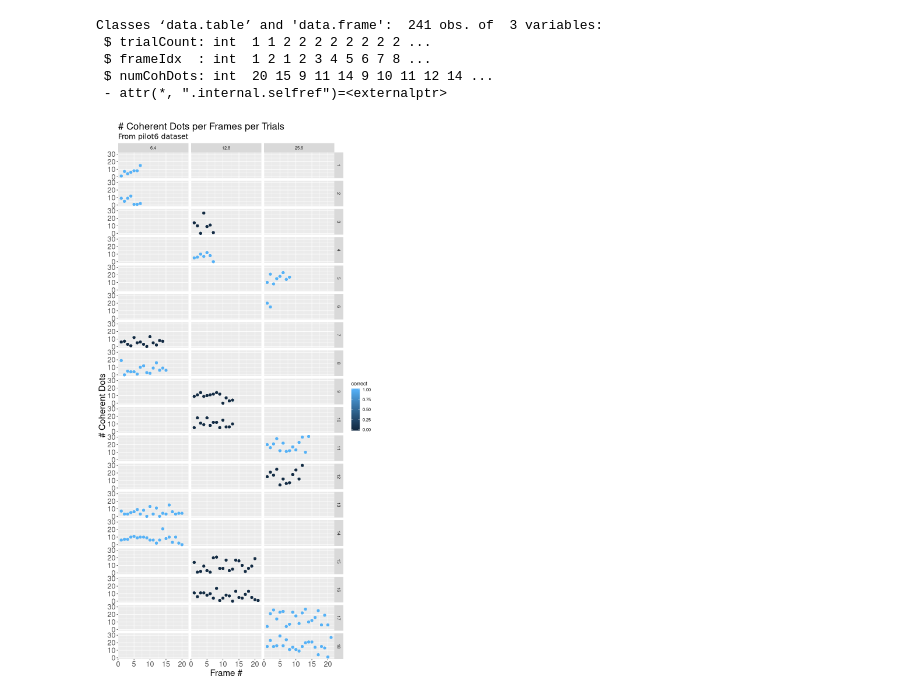
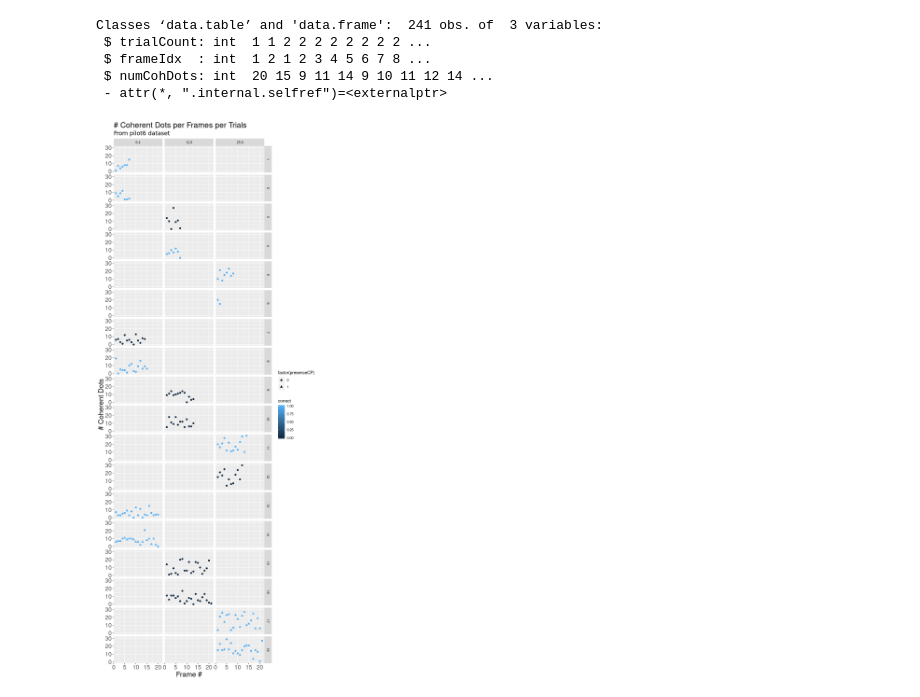
Before and after one commit to TheGoldLab/Analysis_SingleCP_DotsReversal, a Jupyter notebook: Python_scripts/pilot6.ipynb, the cells around one changed output. Saved outputs shown, nothing was run; the diff lists cells and outputs as text; code cells hidden in the pictures.

Commit message:
additional grouping by presenceCP

```diff
--- a/Python_scripts/pilot6.ipynb
+++ b/Python_scripts/pilot6.ipynb
@@ -369,24 +370,24 @@ Classes ‘data.table’ and 'data.frame':  241 obs. of  3 variables:
 # %%
 library(repr)
 options(repr.plot.width=8, repr.plot.height=20)
 # plot
 ggplot(tb[[DOTS]][cohDots,on=c("trialCount","frameIdx")], aes(x=frameIdx, y=numCohDots)) +
-    geom_point(aes(col=correct), size=2) +
+    geom_point(aes(col=correct, shape=factor(presenceCP)), size=2) +
     facet_grid(trialIndex~coherence) +
 #    geom_line(aes(col=Event),size=.2) +
 #    geom_hline(yintercept = frameDurations, linetype="dashed") +
 #    guides(colour = guide_legend(reverse=T)) +
     labs(title="# Coherent Dots per Frames per Trials",
          subtitle=paste("From pilot",PILOT_NUMBER," dataset",sep=""),
          y="# Coherent Dots",
          x="Frame #") + theme(plot.title=element_text(size=20,
                                     lineheight=1.2),  # title
             plot.subtitle=element_text(size=15,
                                        family="American Typewriter"),  # subtitle
             plot.caption=element_text(size=15),  # caption
             axis.title.x=element_text(size=AXES_LABEL_FONT),  # X axis title
             axis.title.y=element_text(size=AXES_LABEL_FONT),  # Y axis title
             axis.text.x=element_text(size=AXES_FONT),  # X axis text
             axis.text.y=element_text(size=AXES_FONT))  # Y axis text
 # %% [output]
-[figure, old version]
+[figure, new version]
```
Also changed, not shown: parts of 1 cell of this notebook.
